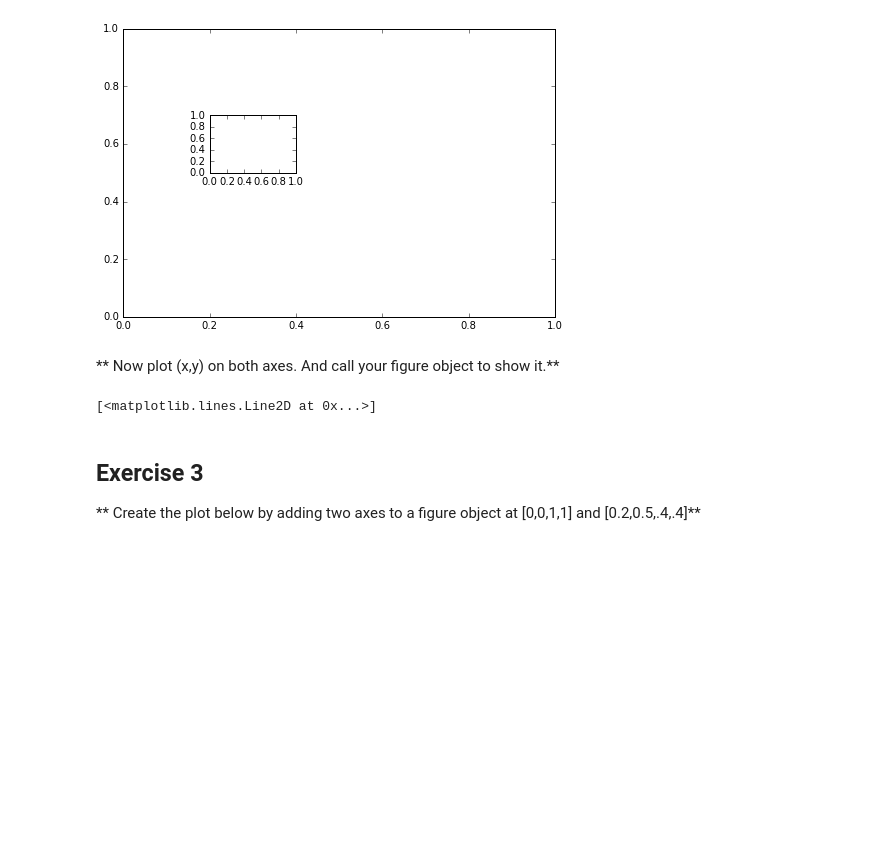
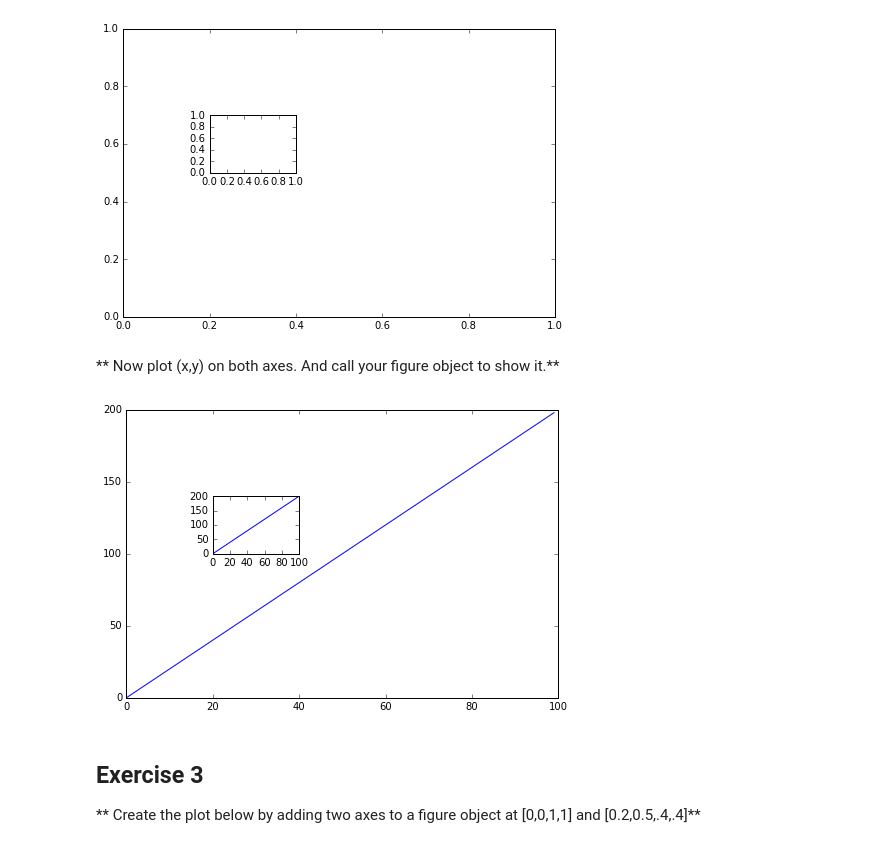
Before and after one commit to charlesmilam/udemy, a Jupyter notebook: pyml_bootcamp/Matplotlib Exercises - Milam.ipynb, the cells around one changed output. Drawn from its saved outputs; the diff is of its cells as text; code cells hidden in the pictures; blank space fills up the shorter version.

```diff
--- a/pyml_bootcamp/Matplotlib Exercises - Milam.ipynb
+++ b/pyml_bootcamp/Matplotlib Exercises - Milam.ipynb
@@ -57,8 +57,9 @@ exer2_ax2 = exer2_fig.add_axes([0.2, 0.5, 0.2, 0.2])
 # %%
 exer2_ax1.plot(x, y)
 exer2_ax2.plot(x, y)
+exer2_fig
 # %% [output]
-[<matplotlib.lines.Line2D at 0x...>]
+[figure, added]
 # %% [markdown]
 ## Exercise 3
 
```
